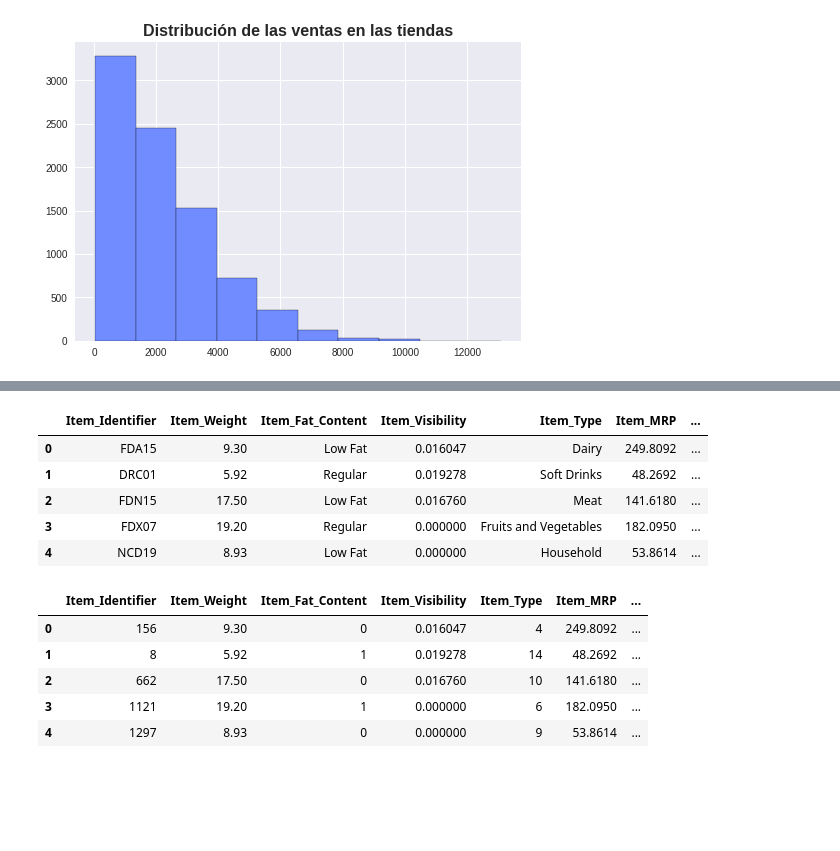
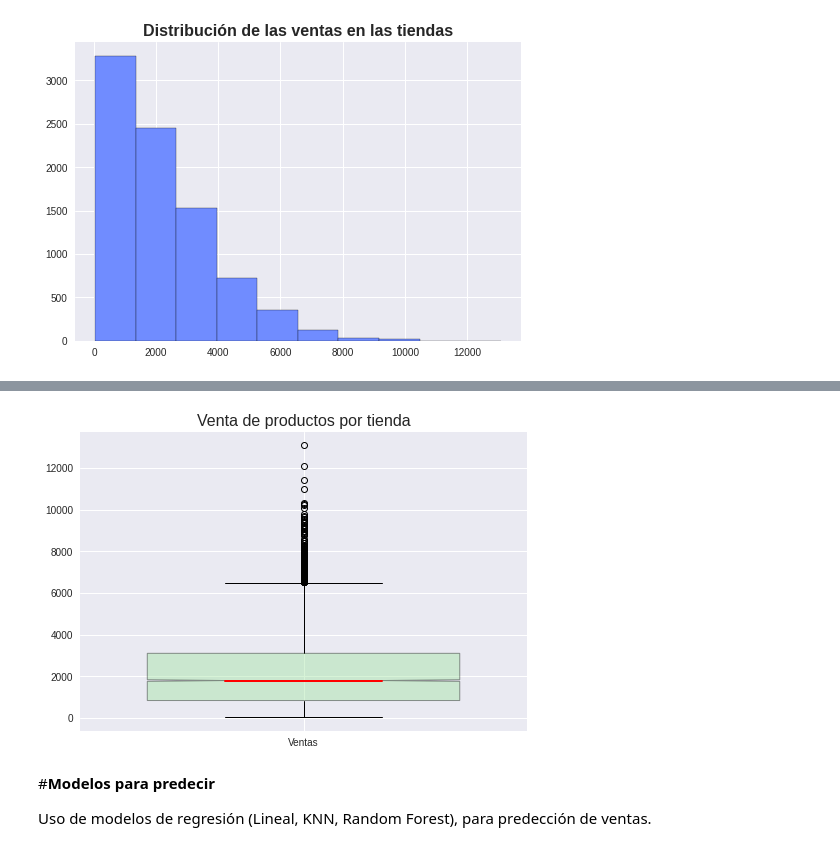
Before and after one commit to Raghnus/predicciones-ventas, a Jupyter notebook: PrediccionVentas.ipynb, the cells around one changed output, grey strips where cells are left out. Cells and saved outputs as stored; diff of their text form; code cells hidden in the pictures; blank space fills up the shorter version.

```diff
--- a/PrediccionVentas.ipynb
+++ b/PrediccionVentas.ipynb
@@ -361,18 +281,15 @@ df_ventas_modelo['Outlet_Type'] = df_ventas_modelo['Outlet_Type'].map(size_order
-# %%
-df_ventas_clon.head()
-# %% [output]
-|  | Item_Identifier | Item_Weight | Item_Fat_Content | Item_Visibility | Item_Type | Item_MRP | ... |
-| 0 | FDA15 | 9.30 | Low Fat | 0.016047 | Dairy | 249.8092 | ... |
-| 1 | DRC01 | 5.92 | Regular | 0.019278 | Soft Drinks | 48.2692 | ... |
-| 2 | FDN15 | 17.50 | Low Fat | 0.016760 | Meat | 141.6180 | ... |
-| 3 | FDX07 | 19.20 | Regular | 0.000000 | Fruits and Vegetables | 182.0950 | ... |
-| 4 | NCD19 | 8.93 | Low Fat | 0.000000 | Household | 53.8614 | ... |
-# %%
-df_ventas_modelo.head()
-# %% [output]
-|  | Item_Identifier | Item_Weight | Item_Fat_Content | Item_Visibility | Item_Type | Item_MRP | ... |
-| 0 | 156 | 9.30 | 0 | 0.016047 | 4 | 249.8092 | ... |
-| 1 | 8 | 5.92 | 1 | 0.019278 | 14 | 48.2692 | ... |
-| 2 | 662 | 17.50 | 0 | 0.016760 | 10 | 141.6180 | ... |
-| 3 | 1121 | 19.20 | 1 | 0.000000 | 6 | 182.0950 | ... |
-| 4 | 1297 | 8.93 | 0 | 0.000000 | 9 | 53.8614 | ... |
+# %%
+boxplot = plt.boxplot([df_ventas_clon['Item_Outlet_Sales']],
+            notch=True,
+            widths=.7,
+            patch_artist=True,
+            medianprops=dict(linestyle='-', linewidth=2, color='r'),
+            labels=['Ventas'],
+            boxprops=dict(linestyle='-', linewidth=1, color='k', facecolor='#9BE39B', alpha=.4))
+plt.title('Venta de productos por tienda', fontsize=16);
+# %% [output]
+[figure, added]
+# %% [markdown]
+#**Modelos para predecir**
+
+Uso de modelos de regresión (Lineal, KNN, Random Forest), para predección de ventas.
```
Also changed, not shown: parts of 60 cells of this notebook.
